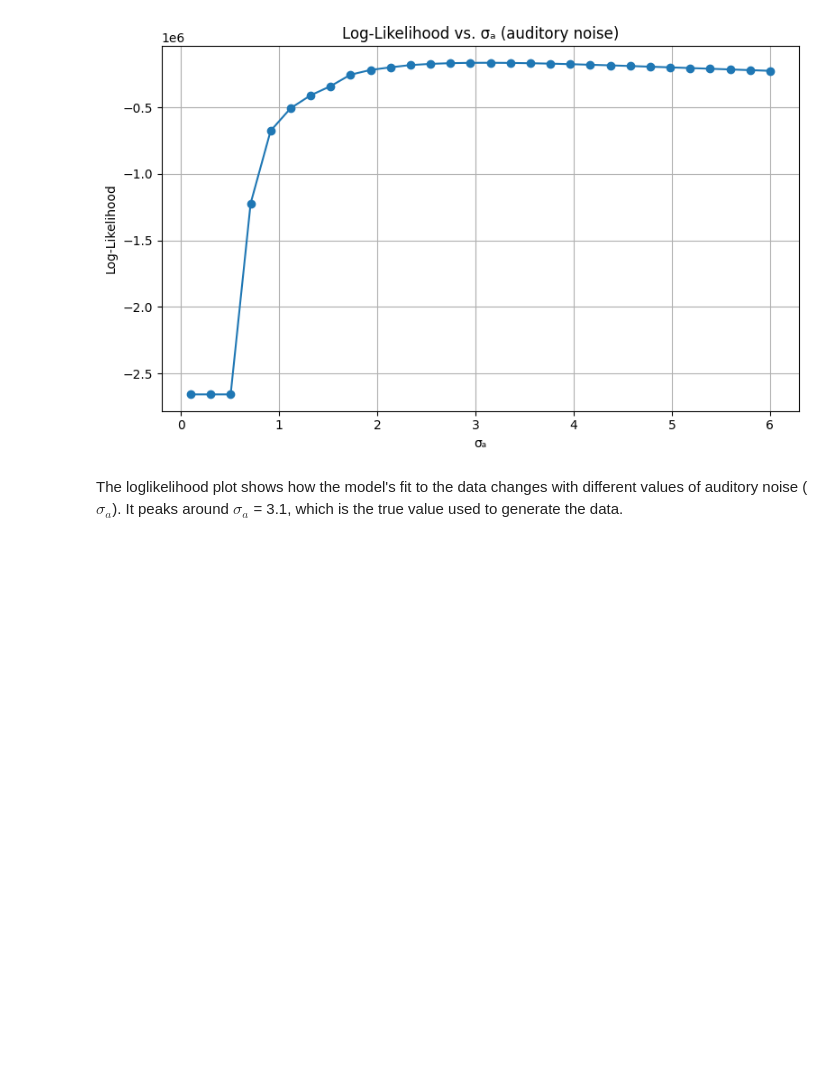
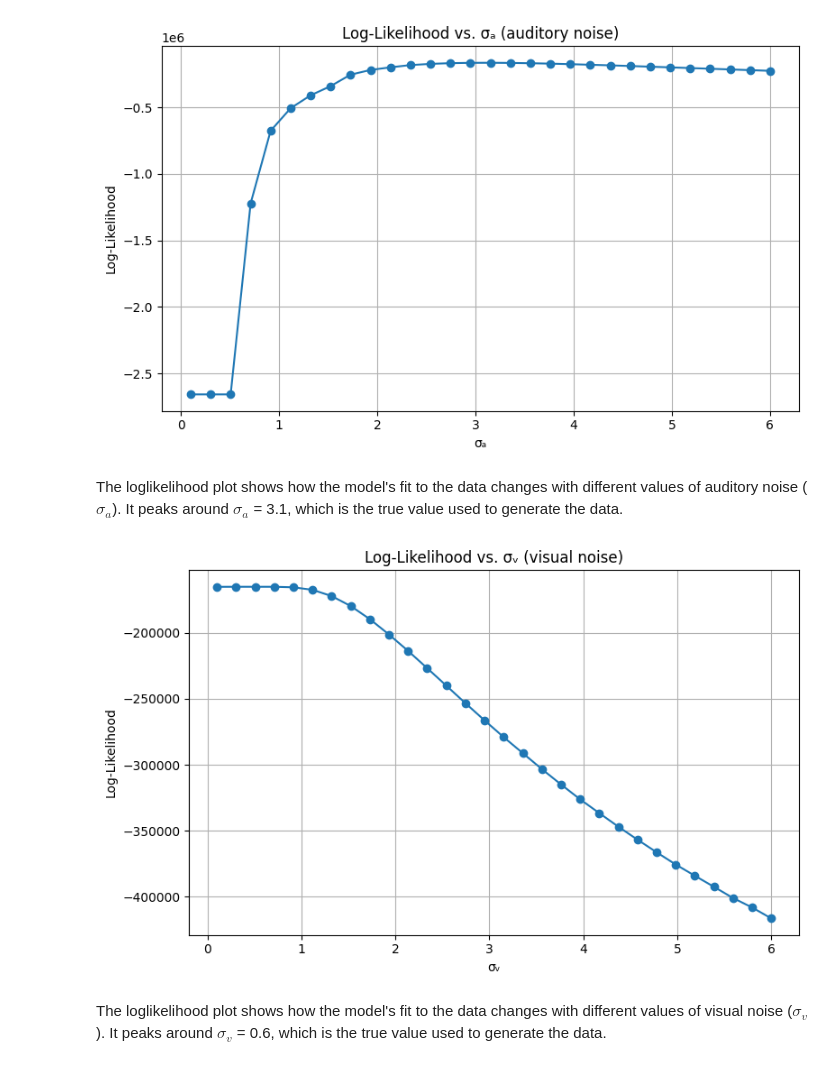
Before and after one commit to Anina2407/Causal-Inference-in-Multisensory-Perception, a Jupyter notebook: msi.ipynb, the cells around one changed output. Drawn from its saved outputs; the diff is of its cells as text; code cells hidden in the pictures; blank space fills up the shorter version.

```diff
--- a/msi.ipynb
+++ b/msi.ipynb
@@ -923,3 +927,36 @@ plt.show()
 [figure]
 # %% [markdown]
 The loglikelihood plot shows how the model's fit to the data changes with different values of auditory noise ($\sigma_a$). It peaks around $\sigma_a$ = 3.1, which is the true value used to generate the data.
+# %%
+# Define a grid over sigma_v while keeping other parameters fixed
+sigma_v_values = np.linspace(0.1, 6.0, 30)  # 30 values from 0.1 to 6.0
+log_likelihoods = []
+
+p_common_fixed = 0.8
+sigma_a_fixed = 3.1
+sigma_p_fixed = 15
+mu_p_fixed = 0.0
+
+# Evaluate log-likelihood as a function of sigma_v
+for sigma_v in sigma_v_values:
+    ll = compute_log_likelihood(
+        params=(p_common_fixed, sigma_v, sigma_a_fixed, sigma_p_fixed, mu_p_fixed),
+        observed_data=experimental_data,
+        N_sim=100000,
+        epsilon=1e-12
+    )
+    log_likelihoods.append(ll)
+
+# Plot the result
+plt.figure(figsize=(8, 5))
+plt.plot(sigma_v_values, log_likelihoods, marker='o')
+plt.title("Log-Likelihood vs. σᵥ (visual noise)")
+plt.xlabel("σᵥ")
+plt.ylabel("Log-Likelihood")
+plt.grid(True)
+plt.tight_layout()
+plt.show()
+# %% [output]
+[figure, added]
+# %% [markdown]
+The loglikelihood plot shows how the model's fit to the data changes with different values of visual noise ($\sigma_v$). It peaks around $\sigma_v$ = 0.6, which is the true value used to generate the data.
```
Also changed, not shown: parts of 3 cells of this notebook.
